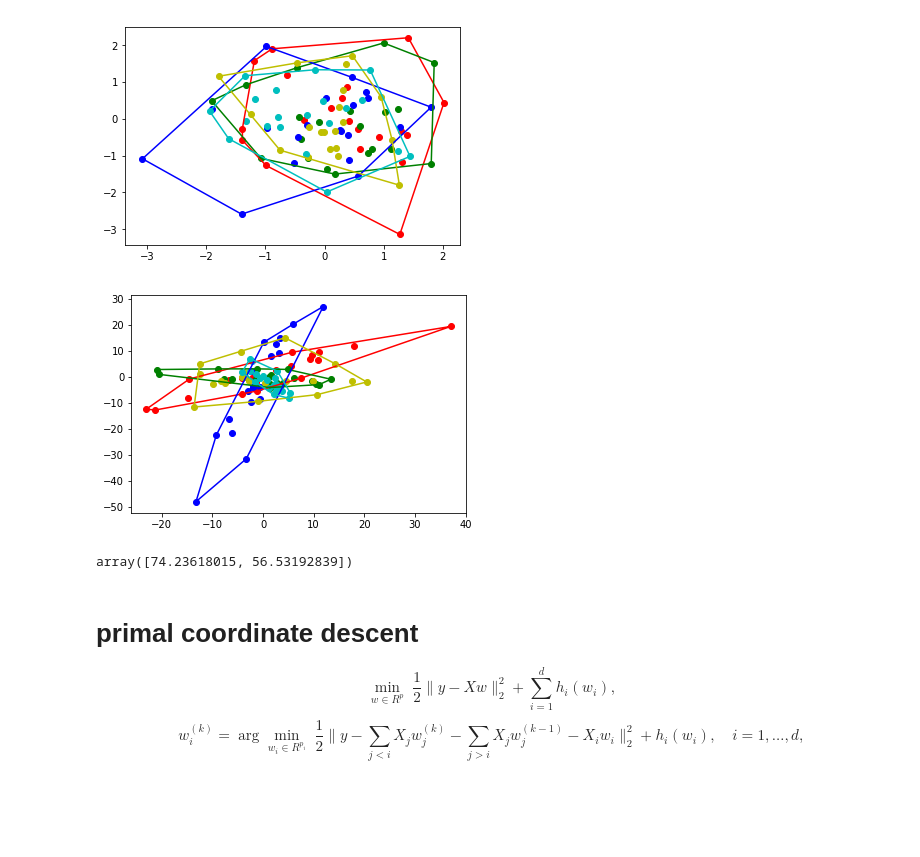
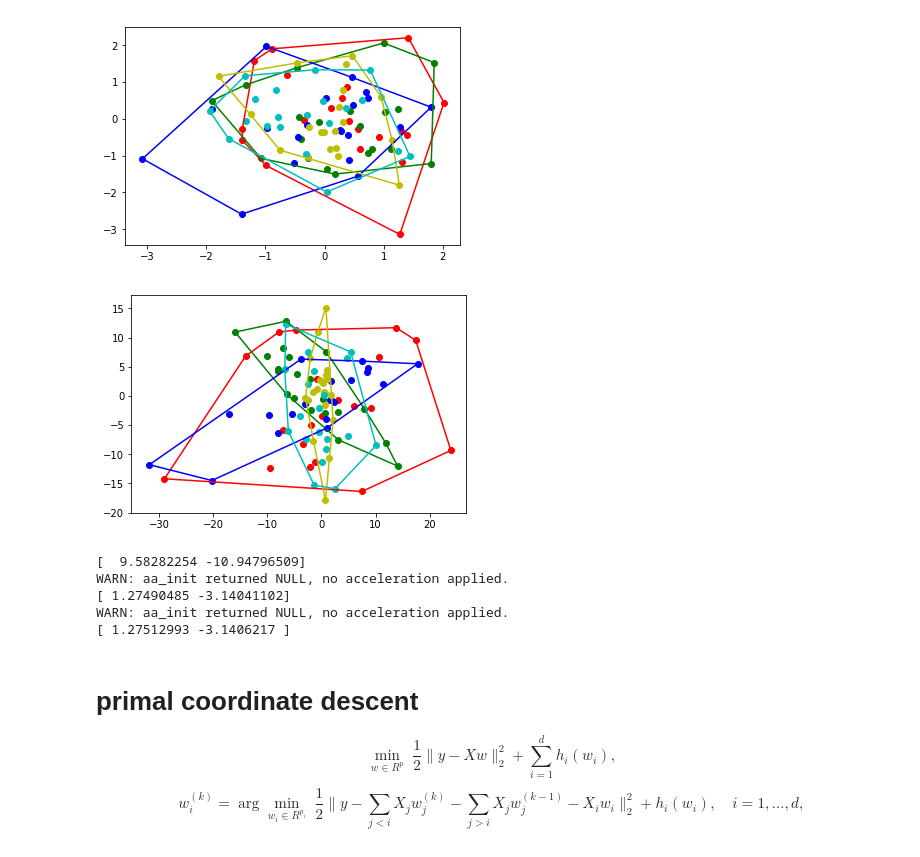
Before and after one commit to hzsydy/10725_hw5_review, a Jupyter notebook: hw5q4.ipynb, the cells around one changed output. Saved outputs shown, nothing was run; the diff lists cells and outputs as text; code cells hidden in the pictures; blank space fills up the shorter version.

```diff
--- a/hw5q4.ipynb
+++ b/hw5q4.ipynb
@@ -45,19 +43,19 @@ for idx_set in range(nr_sets):
 # %% [output]
 [figure]
 # %%
+# generate X_i
+X = np.zeros((nr_sets, nr_point_dim, nr_point_dim), dtype=np.float32)
+for idx_set in range(nr_sets):
+    X[idx_set] = np.eye(nr_point_dim)+np.random.randn(nr_point_dim, nr_point_dim)*5
+
 # show D_i
 D = [None]*nr_sets
 for idx_set in range(nr_sets):
     points_poly, points = C[idx_set]
     points_poly = np.einsum('ij,nj->ni', X[idx_set].T, points_poly)
     points = np.einsum('ij,nj->ni', X[idx_set].T, points)
     D[idx_set] = (points_poly, points)
     plt.scatter(points[:, 0], points[:, 1], c=colors[idx_set])
     plt.plot(points_poly[:, 0], points_poly[:, 1], c=colors[idx_set])
 # %% [output]
-[figure, old version]
+[figure, new version]
-# %%
-y = np.random.randn(nr_point_dim) * 50
-y
-# %% [output]
-array([74.23618015, 56.53192839])
@@ -64,3 +94,16 @@ array([74.23618015, 56.53192839])
+# %%
+# to check 4(b) is valid
+y = np.random.randn(nr_point_dim) * 50
+print(y)
+projection = PC(y, C[0])
+print(projection)
+print(y-X[0]@optimize_wi(w_prev, w_next, 0))
+# %% [output]
+[  9.58282254 -10.94796509]
+WARN: aa_init returned NULL, no acceleration applied.
+[ 1.27490485 -3.14041102]
+WARN: aa_init returned NULL, no acceleration applied.
+[ 1.27512993 -3.1406217 ]
 # %% [markdown]
 # primal coordinate descent
 
```
Also changed, not shown: parts of 10 cells of this notebook.
